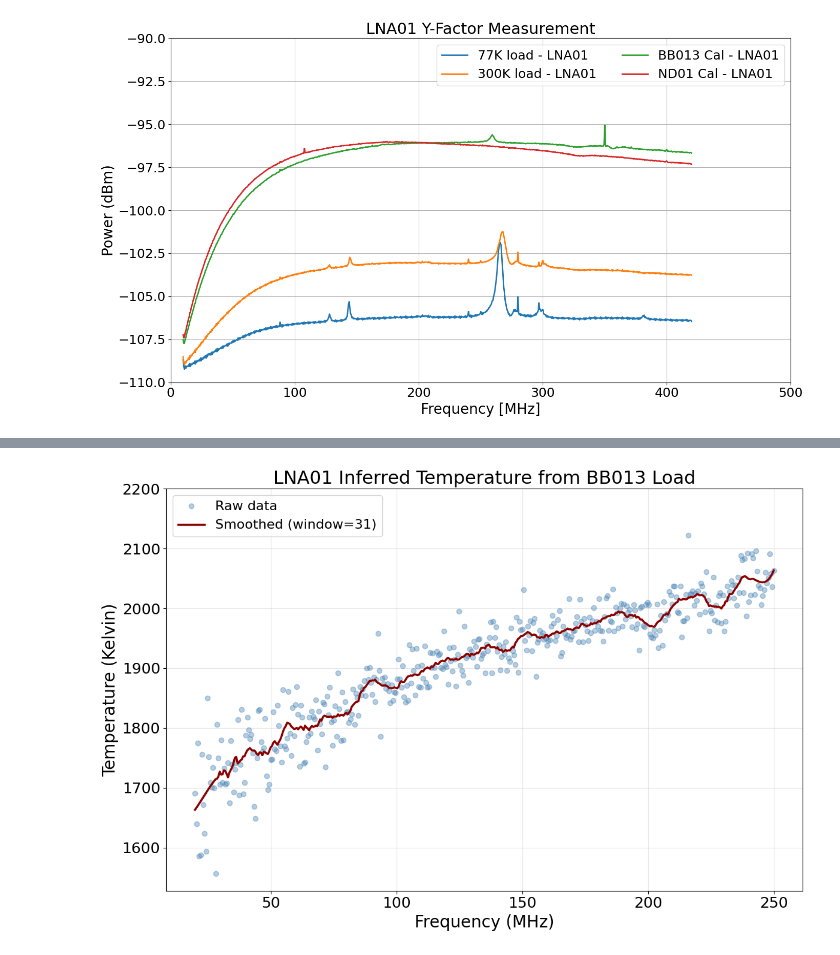
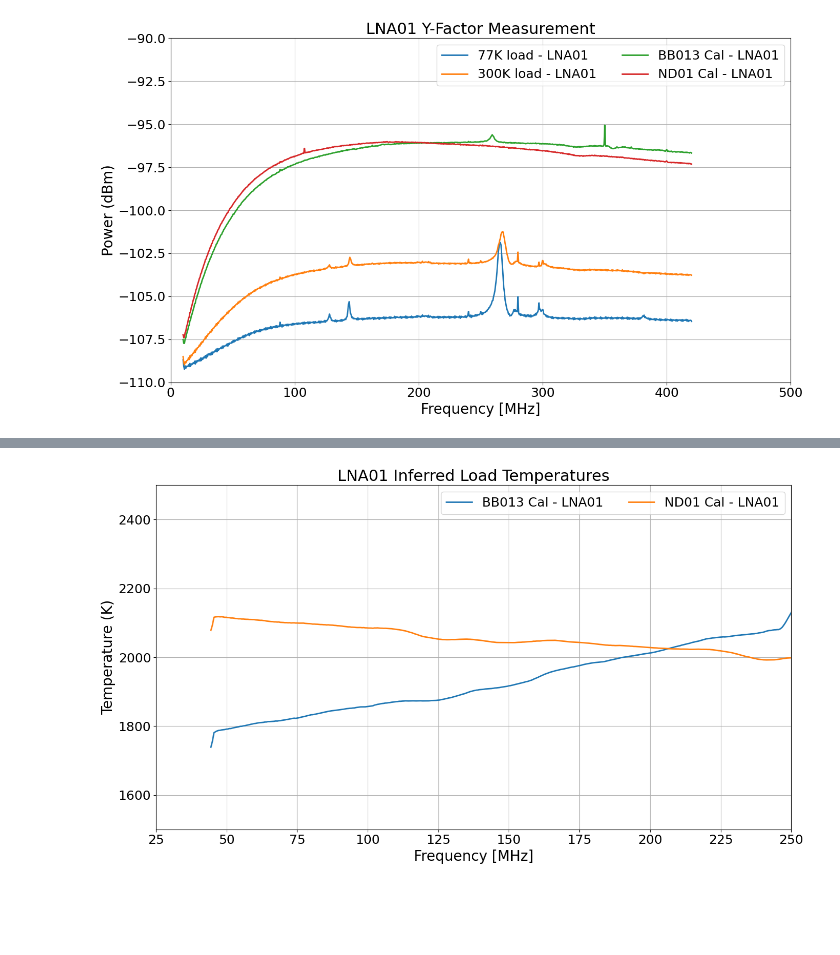
Before and after one commit to alhosani-abdulla/Highz-EXP, a Jupyter notebook: notebooks/Y_factor.ipynb, the cells around one changed output, grey strips where cells are left out. Drawn from its saved outputs; the diff is of its cells as text; code cells hidden in the pictures; blank space fills up the shorter version.

```diff
--- a/notebooks/Y_factor.ipynb
+++ b/notebooks/Y_factor.ipynb
@@ -153,9 +152,7 @@ _ = LNA_thermo.infer_temperature(BB013.unit_convert('dBm', 'kelvin', channel_wid
-# %%
-LNA01_BB.despike(threshold=5)
-_ = LNA_thermo.infer_temperature(LNA01_BB.unit_convert('dBm', 'kelvin', channel_width=300e3, inplace=False),
-                            start_freq=20, end_freq=250, ymax=2200, ymin=1800,
-                            smoothing='savgol', window_size=31,
-                            title='LNA01 Inferred Temperature from BB013 Load',
-                            save_path=pjoin(plot_path, 'LNA01_Inferred_Temperature_BB013.png'))
-# %% [output]
-[figure, removed]
+# %%
+plotter.plot_spectrum([BB_inferred.smooth(window=50), ND_inferred.smooth(window=50)], title='LNA01 Inferred Load Temperatures',
+                      freq_range=(25, 250),
+                      ylabel='Temperature (K)', ymax=2500, ymin=1500,
+                      save_dir=plot_path, suffix='LNA01_Inferred_Load_Temperatures')
+# %% [output]
+[figure, added]
```
Also changed, not shown: parts of 7 cells of this notebook, 3 other files.
